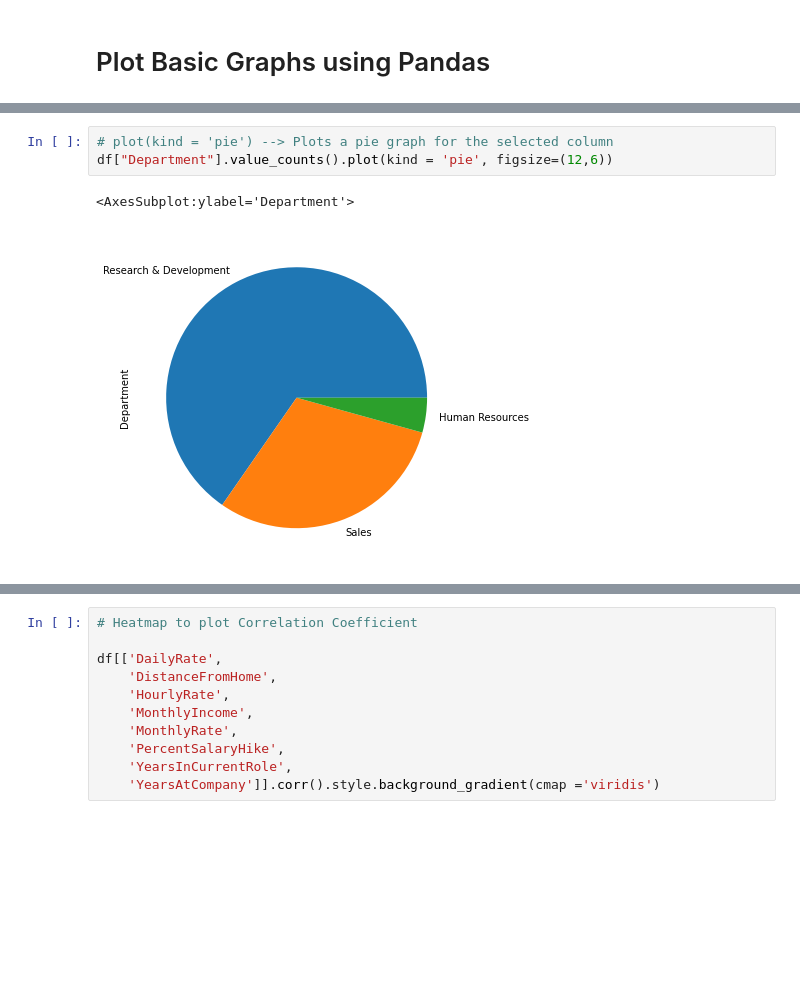
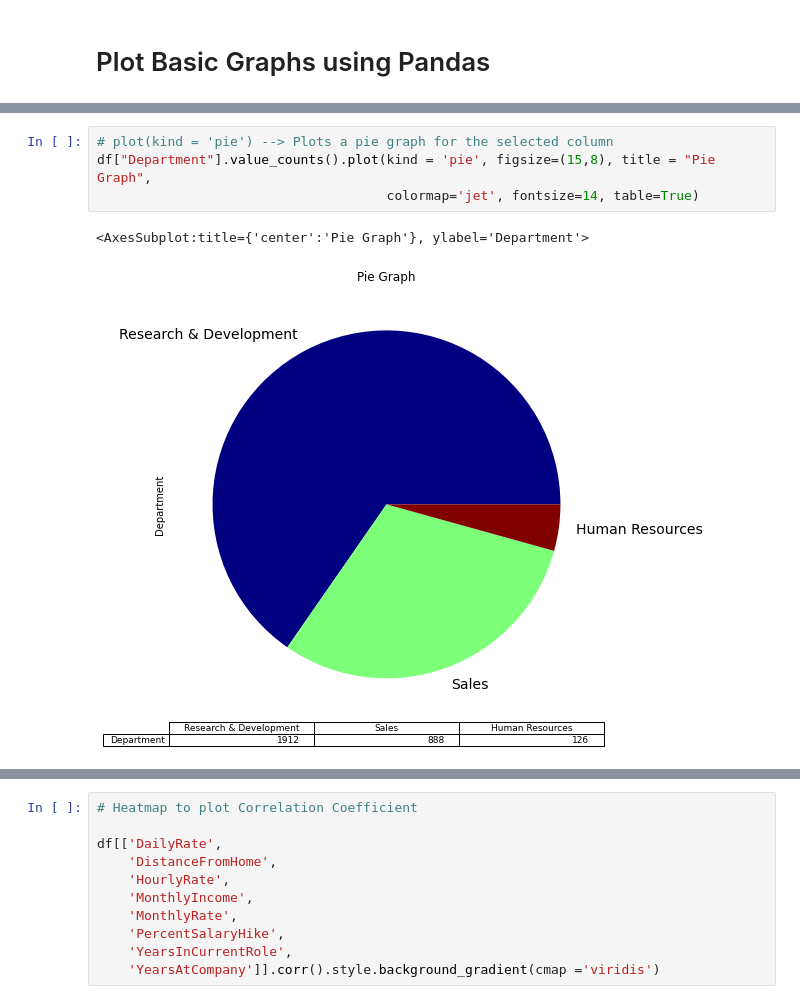
Before and after one commit to ArijitRoyDS/Learning-Python, a Jupyter notebook: Python-Modules/Pandas/Module Pandas.ipynb, the cells around one changed output, grey strips where cells are left out. Drawn from its saved outputs; the diff is of its cells as text; blank space fills up the shorter version.

```diff
--- a/Python-Modules/Pandas/Module Pandas.ipynb
+++ b/Python-Modules/Pandas/Module Pandas.ipynb
@@ -566,8 +685,9 @@ df["Age"].value_counts().plot(kind = 'bar', figsize=(12,6))
 # %%
 # plot(kind = 'pie') --> Plots a pie graph for the selected column
-df["Department"].value_counts().plot(kind = 'pie', figsize=(12,6))
+df["Department"].value_counts().plot(kind = 'pie', figsize=(15,8), title = "Pie Graph",
+                                     colormap='jet', fontsize=14, table=True)
 # %% [output]
-<AxesSubplot:ylabel='Department'>
+<AxesSubplot:title={'center':'Pie Graph'}, ylabel='Department'>
-[figure, old version]
+[figure, new version]
 # %%
 # plot(kind = 'box') --> Plots a boxplot for the selected column
```
Also changed, not shown: parts of 47 cells of this notebook.
